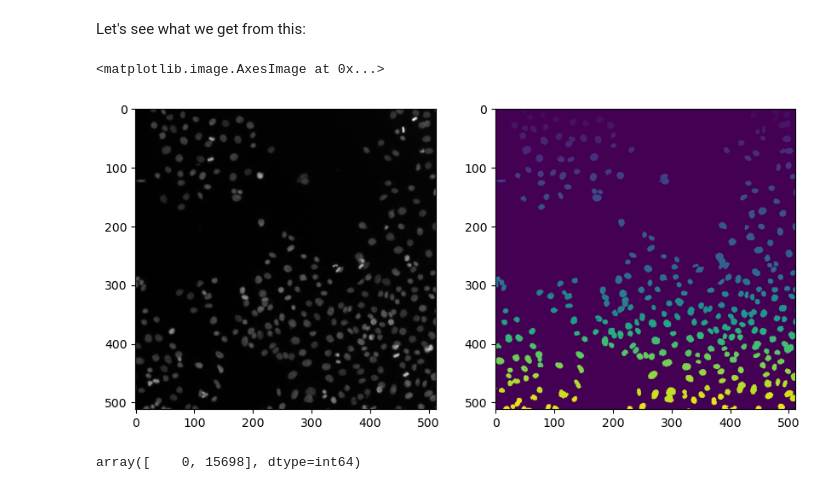
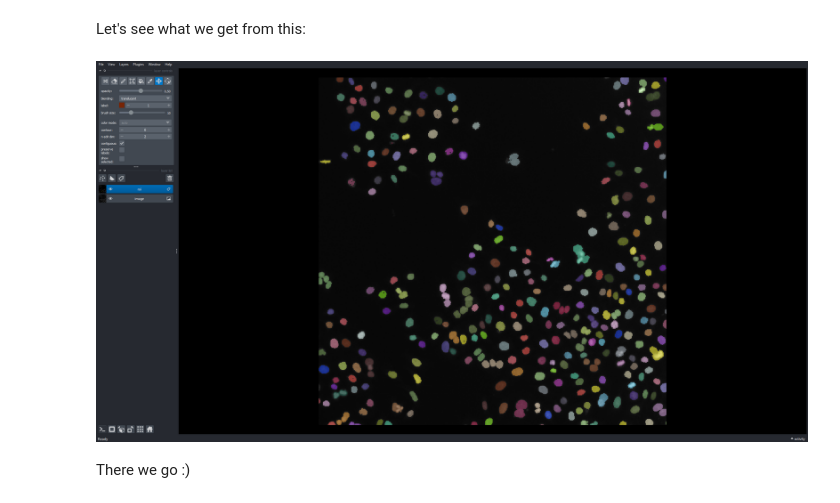
Before and after one commit to BiAPoL/omero-tools, a Jupyter notebook: docs/notebooks/ROIs/02_Downloading_ROIs_2D.ipynb, the cells around one changed output. Cells and saved outputs as stored; diff of their text form; code cells hidden in the pictures.

```diff
--- a/docs/notebooks/ROIs/02_Downloading_ROIs_2D.ipynb
+++ b/docs/notebooks/ROIs/02_Downloading_ROIs_2D.ipynb
@@ -66,20 +72,16 @@ for idx, shape in enumerate(shapes):
     h = metadata[5]
     w = metadata[6]
 
-    _labels = np.zeros(image.shape, dtype=np.uint16).squeeze()
-    _labels[y:y+h, x:x+w] = array
-    labels += (idx + 1) * _labels
+    mask = array == 1
+    labels[y:y+h, x:x+w][mask] += (idx + 1)
 # %% [markdown]
 Let's see what we get from this:
-# %%
-fig, axes = plt.subplots(1, 2, figsize=(10, 5))
-axes[0].imshow(image.squeeze(), cmap='gray')
-axes[1].imshow(labels.squeeze())
-# %% [output]
-<matplotlib.image.AxesImage at 0x...>
-[figure, removed]
-# %%
-import numpy as np
-np.unique(labels)
-# %% [output]
-array([    0, 15698], dtype=int64)
+# %%
+viewer.layers.clear()
+viewer.add_image(image.squeeze(), name='image')
+viewer.add_labels(labels.squeeze(), name='roi', opacity=0.5)
+napari.utils.nbscreenshot(viewer)
+# %% [output]
+[figure, added]
+# %% [markdown]
+There we go :)
```
Also changed, not shown: parts of 6 cells of this notebook, 1 other file.
